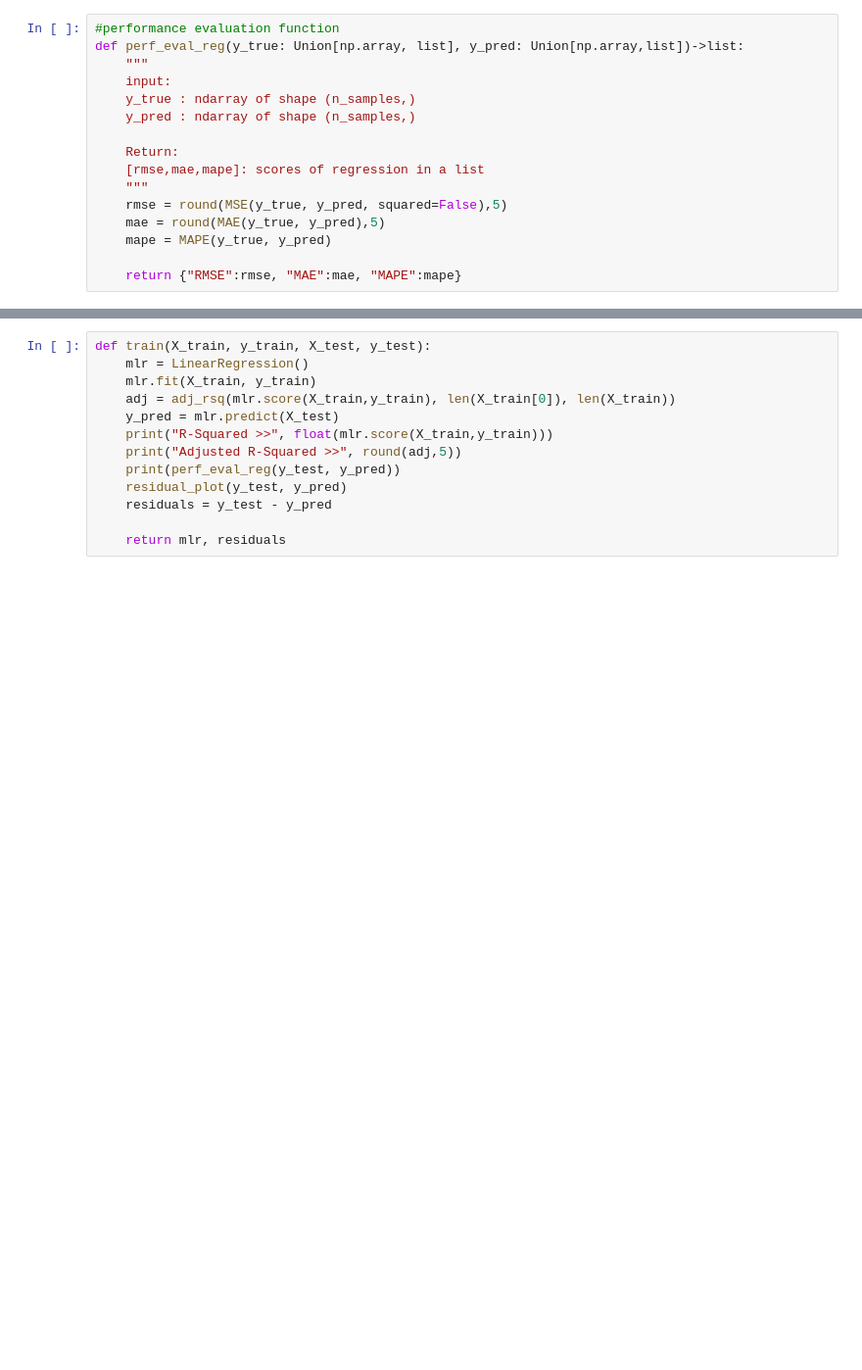
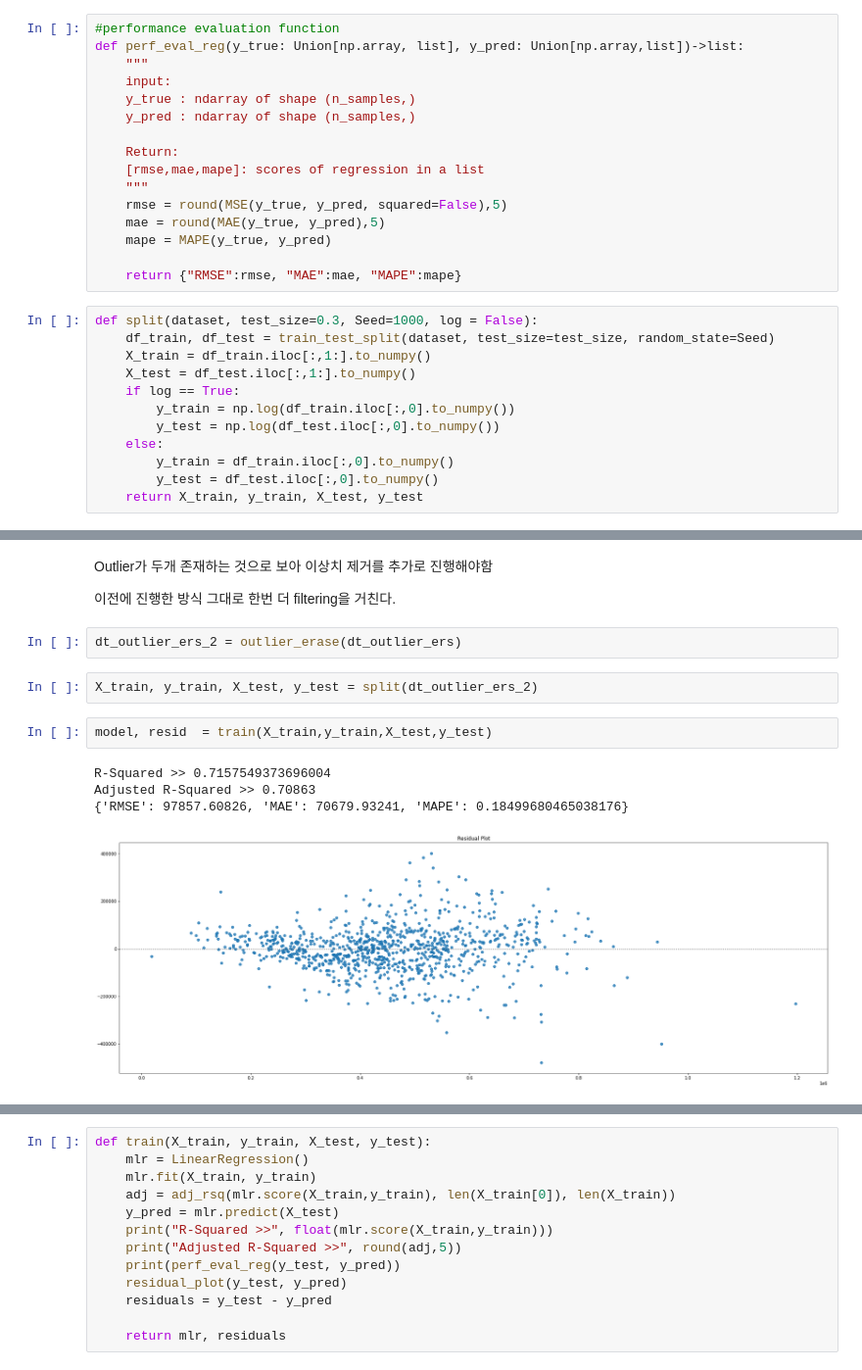
Before and after one commit to umkiyoung/MultivariateAnalysis, a Jupyter notebook: Assignments/Assignment_1/MLR.ipynb, the cells around one changed output, grey strips where cells are left out. Shown at 98% size. Cells and saved outputs as stored; diff of their text form; blank space fills up the shorter version.

```diff
--- a/Assignments/Assignment_1/MLR.ipynb
+++ b/Assignments/Assignment_1/MLR.ipynb
@@ -481,3 +486,15 @@ def perf_eval_reg(y_true: Union[np.array, list], y_pred: Union[np.array,list])->
     mape = MAPE(y_true, y_pred)
 
     return {"RMSE":rmse, "MAE":mae, "MAPE":mape}
+# %%
+def split(dataset, test_size=0.3, Seed=1000, log = False):
+    df_train, df_test = train_test_split(dataset, test_size=test_size, random_state=Seed)
+    X_train = df_train.iloc[:,1:].to_numpy()
+    X_test = df_test.iloc[:,1:].to_numpy()
+    if log == True:
+        y_train = np.log(df_train.iloc[:,0].to_numpy())
+        y_test = np.log(df_test.iloc[:,0].to_numpy())
+    else:
+        y_train = df_train.iloc[:,0].to_numpy()
+        y_test = df_test.iloc[:,0].to_numpy()
+    return X_train, y_train, X_test, y_test
@@ -483,0 +542,15 @@ def perf_eval_reg(y_true: Union[np.array, list], y_pred: Union[np.array,list])->
+# %% [markdown]
+Outlier가 두개 존재하는 것으로 보아 이상치 제거를 추가로 진행해야함
+
+이전에 진행한 방식 그대로 한번 더 filtering을 거친다.
+# %%
+dt_outlier_ers_2 = outlier_erase(dt_outlier_ers)
+# %%
+X_train, y_train, X_test, y_test = split(dt_outlier_ers_2)
+# %%
+model, resid  = train(X_train,y_train,X_test,y_test)
+# %% [output]
+R-Squared >> 0.7157549373696004
+Adjusted R-Squared >> 0.70863
+{'RMSE': 97857.60826, 'MAE': 70679.93241, 'MAPE': 0.18499680465038176}
+[figure, added]
```
Also changed, not shown: parts of 32 cells of this notebook, 1 other file.
